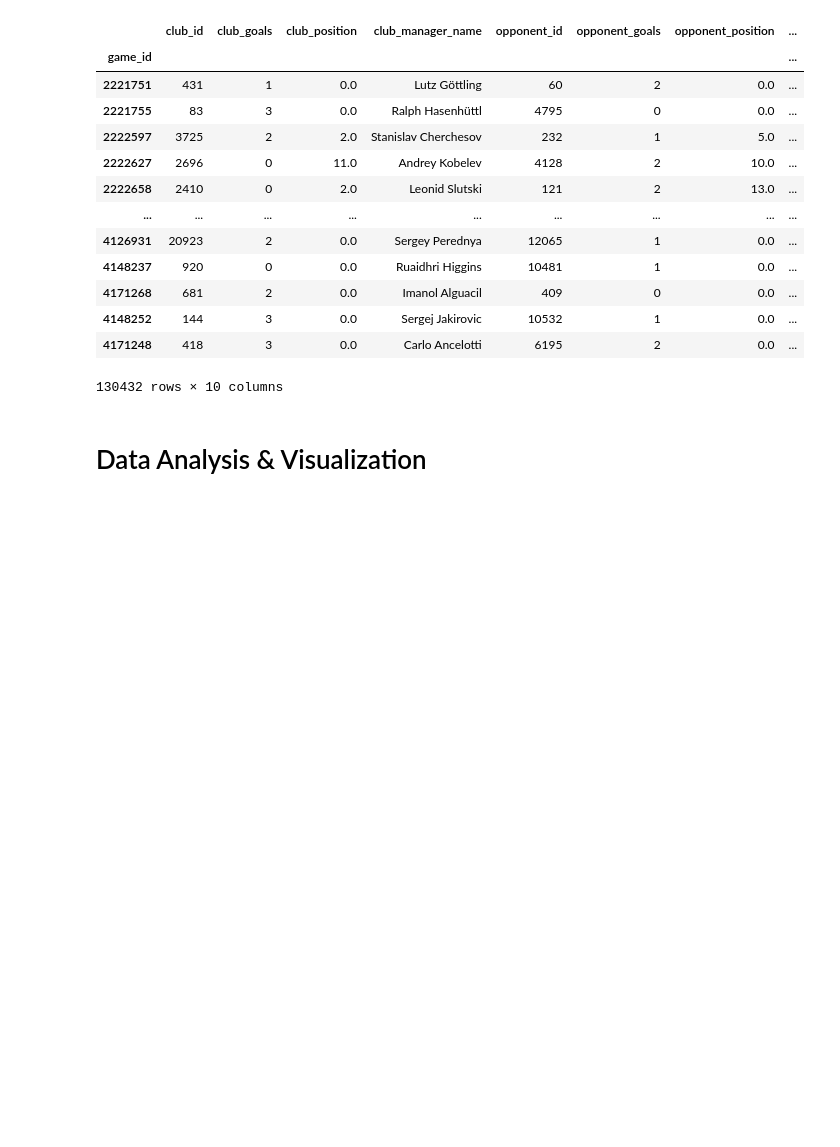
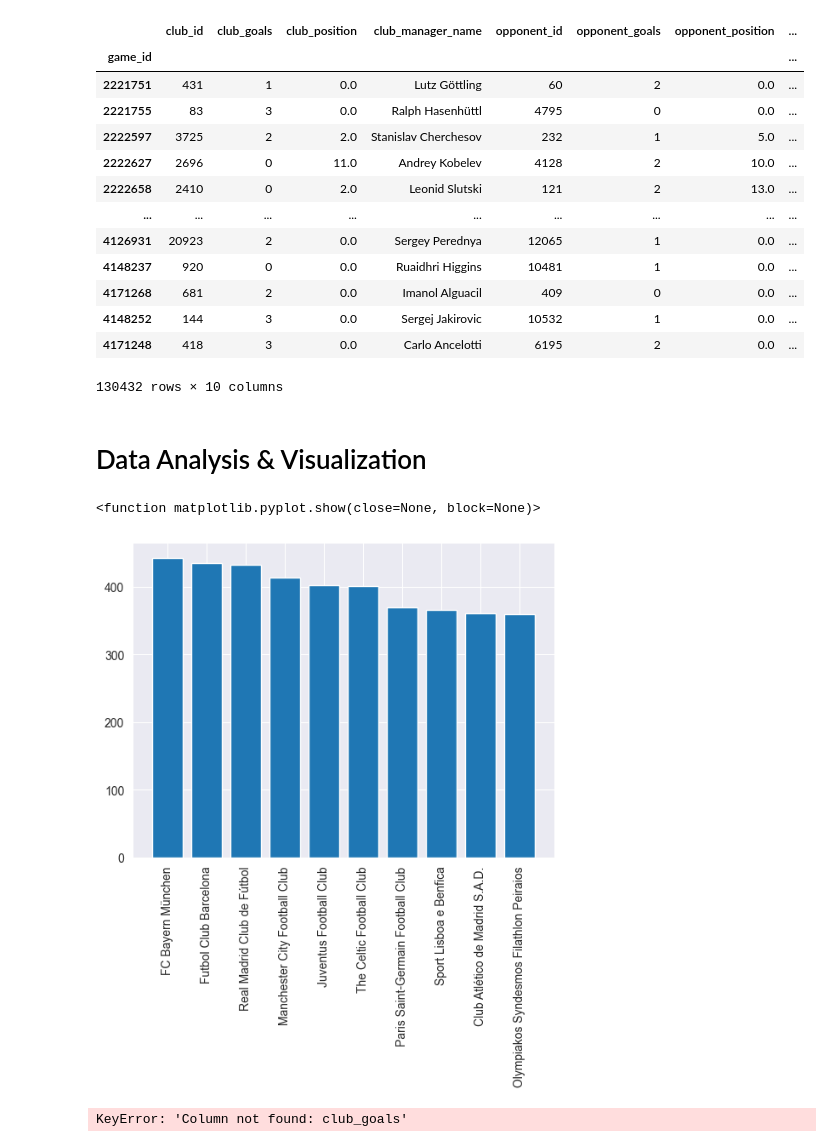
Before and after one commit to RiccardoPili/Football-Data-Analysis, a Jupyter notebook: club_games.ipynb, the cells around one changed output. Cells and saved outputs as stored; diff of their text form; code cells hidden in the pictures; blank space fills up the shorter version.

Commit message:
club games data analysis

```diff
--- a/club_games.ipynb
+++ b/club_games.ipynb
@@ -166,3 +166,23 @@ club_games_df
 130432 rows × 10 columns
 # %% [markdown]
 # Data Analysis & Visualization
+# %%
+club_wins = club_games_df[club_games_df['is_win'] == True]['club_id'].value_counts().head(10)
+
+clubs_df = pd.read_csv("C:/Users/Louis/Desktop/3°Anno/IUM/Progetto/FootballData/clubs.csv")
+
+club_name_wins = pd.merge(club_wins, clubs_df, left_index=True, right_on='club_id')
+
+
+plt.bar(club_name_wins['name'], club_name_wins['count'])
+plt.xticks(rotation=90)
+plt.show
+# %% [output]
+<function matplotlib.pyplot.show(close=None, block=None)>
+[figure, added]
+# %%
+club_goals = club_games_df.groupby('club_id')['club_goals'].sum() + club_games_df.groupby('opponent_id')['opponent_goals'].sum()
+# club_goals = club_goals.sort_values(ascending=False).head(10)
+club_goals
+# %% [output]
+KeyError: 'Column not found: club_goals'
```
Also changed, not shown: 1 other file.
